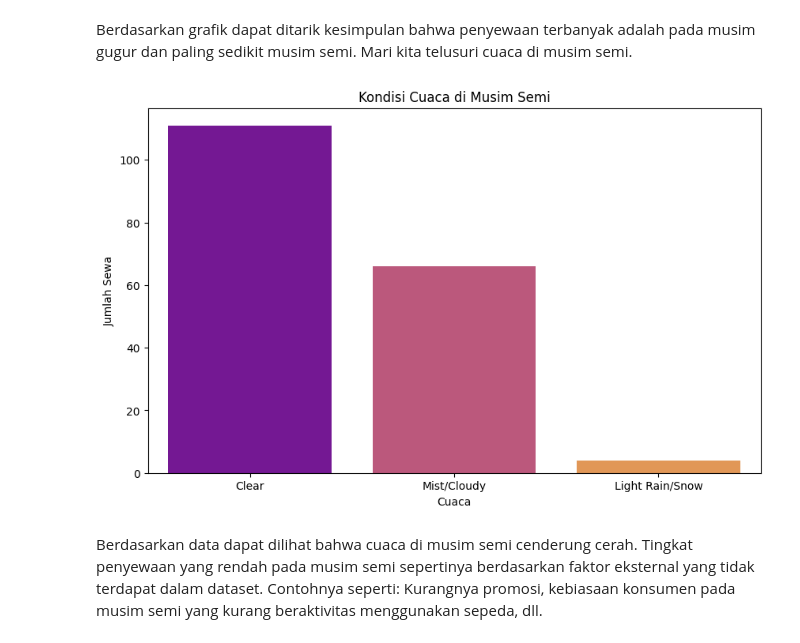
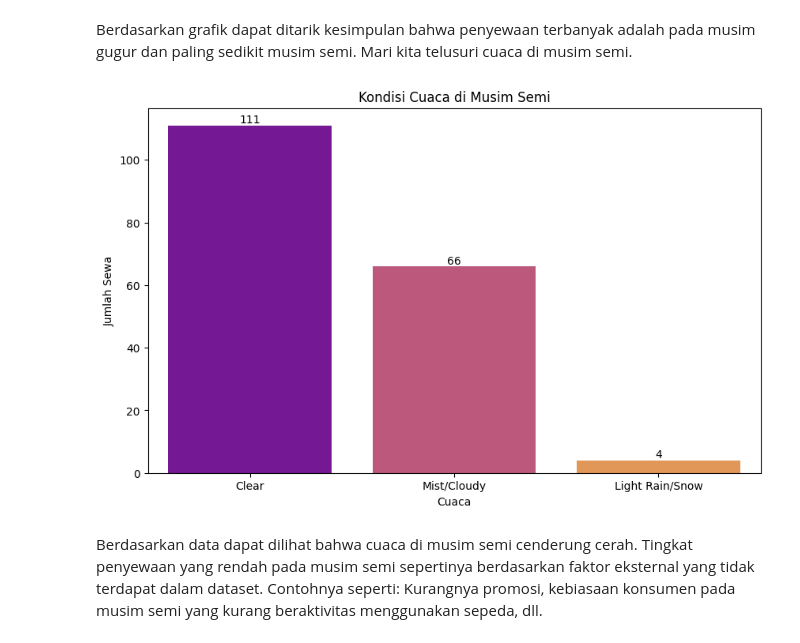
Before and after one commit to Haiqelhakeem/bike-sharing-analysis, a Jupyter notebook: Submission_Data_Analysis_Haiqel_A_H.ipynb, the cells around one changed output. Drawn from its saved outputs; the diff is of its cells as text; code cells hidden in the pictures.

```diff
--- a/Submission_Data_Analysis_Haiqel_A_H.ipynb
+++ b/Submission_Data_Analysis_Haiqel_A_H.ipynb
@@ -222,7 +285,3 @@ weather_day_impact['weekday_label'] = pd.Categorical(weather_day_impact['weekday
 
 # Sorting
 weather_day_impact = weather_day_impact.sort_values('weekday_label')
-# %%
-# Kelompokkan data berdasarkan musim dan hitung rata-rata penyewaan sepedanya
-seasonal_trends = df.groupby('season')['cnt'].mean( ).reset_index()
-print(seasonal_trends)
@@ -254,7 +302,23 @@ Setelah kita lakukan EDA, kita mendapat insight mengenai rata-rata penyewaan sep
 # %%
-# Visualisasi
+# Visualisasi bar Musim
 plt.figure(figsize=(8, 5))
-sns.barplot(x='season', y='cnt', hue='season', data=seasonal_trends, palette='plasma', legend=False)
+season_barplot = sns.barplot(
+    x='season',
+    y='cnt',
+    hue='season',
+    data=seasonal_trends,
+    palette='plasma',
+    legend=False
+)
+
+# Menambahkan nilai di atas setiap bar
+for p in season_barplot.patches:
+    season_barplot.annotate(
+        f"{p.get_height():.0f}",
+        (p.get_x() + p.get_width() / 2, p.get_height()),
+        ha='center', va='bottom', fontsize=10, color='black'
+    )
+
 plt.title('Rata-rata penyewaan sepeda tiap musim')
 plt.xlabel('Musim')
 plt.ylabel('Rata-rata penyewaan sepeda')
@@ -266,12 +330,29 @@ Berdasarkan grafik dapat ditarik kesimpulan bahwa penyewaan terbanyak adalah pad
 # %%
 # Kondisi cuaca di musim semi
 plt.figure(figsize=(10, 6))
-sns.barplot(x='Weather Condition', y='Count', hue='Weather Condition', data=weather_in_spring, palette='plasma', legend=False)
+spring_barplot = sns.barplot(
+    x='Weather Condition',
+    y='Count',
+    hue='Weather Condition',
+    data=weather_in_spring,
+    palette='plasma',
+    legend=False
+)
+
+# Menambahkan nilai di atas setiap bar
+for p in spring_barplot.patches:
+    spring_barplot.annotate(
+        f"{p.get_height():.0f}",
+        (p.get_x() + p.get_width() / 2, p.get_height()),
+        ha='center', va='bottom', fontsize=10, color='black'
+    )
+
+# Menyesuaikan tampilan
 plt.title('Kondisi Cuaca di Musim Semi')
 plt.xlabel('Cuaca')
 plt.ylabel('Jumlah Sewa')
 plt.show()
 # %% [output]
-[figure, old version]
+[figure, new version]
 # %% [markdown]
 Berdasarkan data dapat dilihat bahwa cuaca di musim semi cenderung cerah. Tingkat penyewaan yang rendah pada musim semi sepertinya berdasarkan faktor eksternal yang tidak terdapat dalam dataset. Contohnya seperti: Kurangnya promosi, kebiasaan konsumen pada musim semi yang kurang beraktivitas menggunakan sepeda, dll.
```
Also changed, not shown: parts of 37 cells of this notebook, 1 other file.
